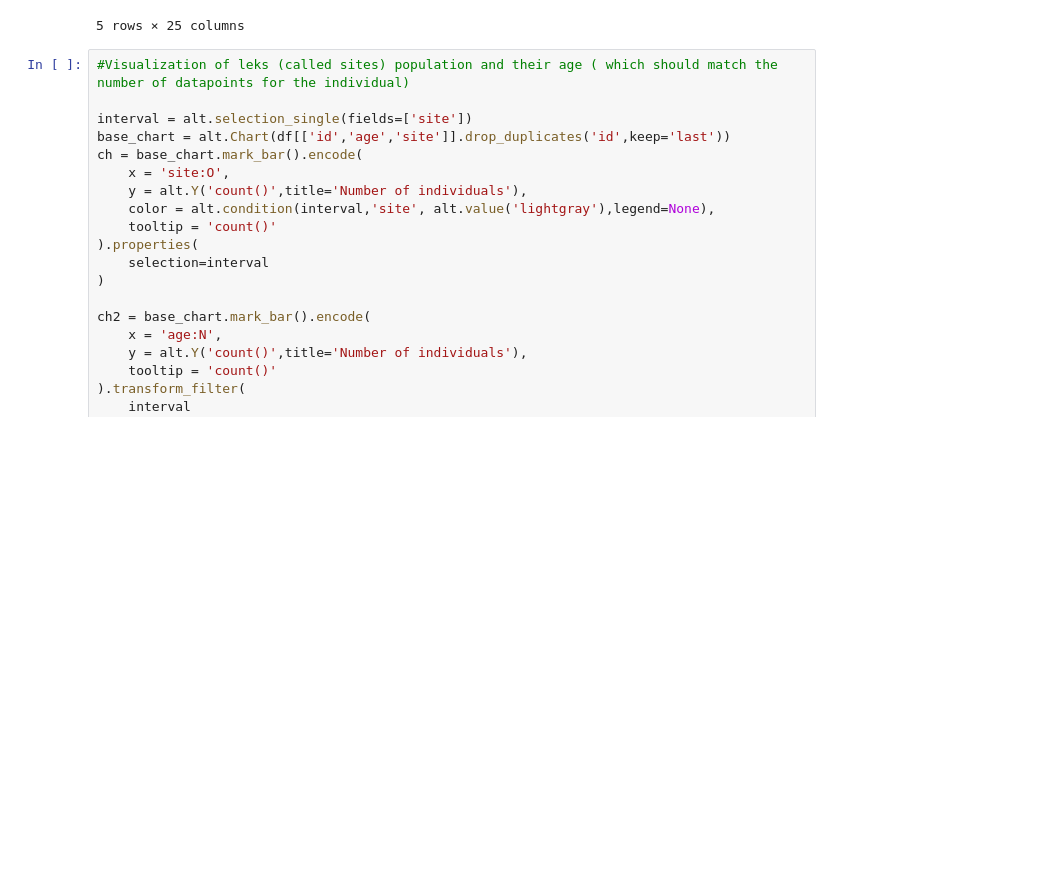
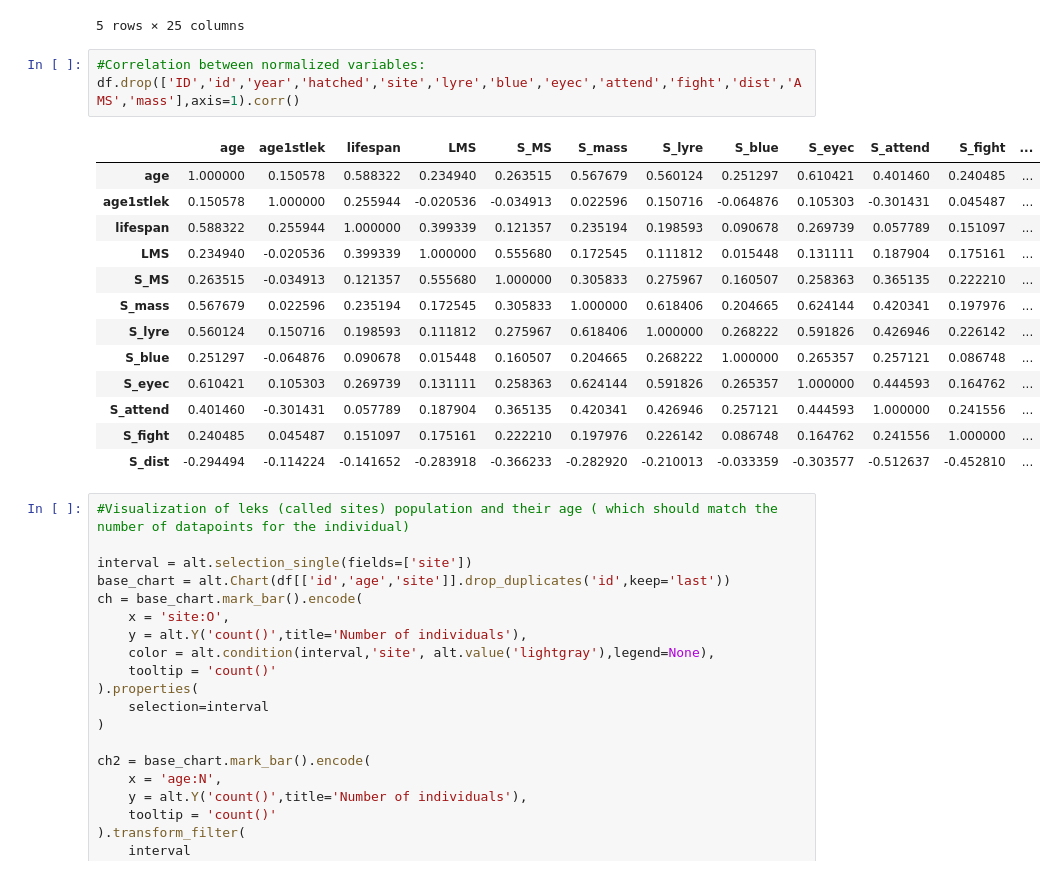
Before and after one commit to MarcoVitalii/lek-project, a Jupyter notebook: Age dependent mating performances dataset analysis.ipynb, the cells around one changed output. Cells and saved outputs as stored; diff of their text form; blank space fills up the shorter version.

Commit message:
added correlations

```diff
--- a/Age dependent mating performances dataset analysis.ipynb
+++ b/Age dependent mating performances dataset analysis.ipynb
@@ -49,6 +49,23 @@ First five lines of the dataset:
 | 3 | D154288 | M2 | 2 | 2003 | 2001 | 2 | 2 | A | 1270.0 | 222.0 | ... | ... |
 | 4 | D154299 | M3 | 1 | 2003 | 2002 | 2 | 3 | B | 1200.0 | 170.0 | ... | ... |
 5 rows × 25 columns
+# %%
+#Correlation between normalized variables:
+df.drop(['ID','id','year','hatched','site','lyre','blue','eyec','attend','fight','dist','AMS','mass'],axis=1).corr()
+# %% [output]
+|  | age | age1stlek | lifespan | LMS | S_MS | S_mass | S_lyre | S_blue | S_eyec | S_attend | S_fight | ... |
+| age | 1.000000 | 0.150578 | 0.588322 | 0.234940 | 0.263515 | 0.567679 | 0.560124 | 0.251297 | 0.610421 | 0.401460 | 0.240485 | ... |
+| age1stlek | 0.150578 | 1.000000 | 0.255944 | -0.020536 | -0.034913 | 0.022596 | 0.150716 | -0.064876 | 0.105303 | -0.301431 | 0.045487 | ... |
+| lifespan | 0.588322 | 0.255944 | 1.000000 | 0.399339 | 0.121357 | 0.235194 | 0.198593 | 0.090678 | 0.269739 | 0.057789 | 0.151097 | ... |
+| LMS | 0.234940 | -0.020536 | 0.399339 | 1.000000 | 0.555680 | 0.172545 | 0.111812 | 0.015448 | 0.131111 | 0.187904 | 0.175161 | ... |
+| S_MS | 0.263515 | -0.034913 | 0.121357 | 0.555680 | 1.000000 | 0.305833 | 0.275967 | 0.160507 | 0.258363 | 0.365135 | 0.222210 | ... |
+| S_mass | 0.567679 | 0.022596 | 0.235194 | 0.172545 | 0.305833 | 1.000000 | 0.618406 | 0.204665 | 0.624144 | 0.420341 | 0.197976 | ... |
+| S_lyre | 0.560124 | 0.150716 | 0.198593 | 0.111812 | 0.275967 | 0.618406 | 1.000000 | 0.268222 | 0.591826 | 0.426946 | 0.226142 | ... |
+| S_blue | 0.251297 | -0.064876 | 0.090678 | 0.015448 | 0.160507 | 0.204665 | 0.268222 | 1.000000 | 0.265357 | 0.257121 | 0.086748 | ... |
+| S_eyec | 0.610421 | 0.105303 | 0.269739 | 0.131111 | 0.258363 | 0.624144 | 0.591826 | 0.265357 | 1.000000 | 0.444593 | 0.164762 | ... |
+| S_attend | 0.401460 | -0.301431 | 0.057789 | 0.187904 | 0.365135 | 0.420341 | 0.426946 | 0.257121 | 0.444593 | 1.000000 | 0.241556 | ... |
+| S_fight | 0.240485 | 0.045487 | 0.151097 | 0.175161 | 0.222210 | 0.197976 | 0.226142 | 0.086748 | 0.164762 | 0.241556 | 1.000000 | ... |
+| S_dist | -0.294494 | -0.114224 | -0.141652 | -0.283918 | -0.366233 | -0.282920 | -0.210013 | -0.033359 | -0.303577 | -0.512637 | -0.452810 | ... |
 # %%
 #Visualization of leks (called sites) population and their age ( which should match the number of datapoints for the individual)
 
```
Also changed, not shown: parts of 3 cells of this notebook.
